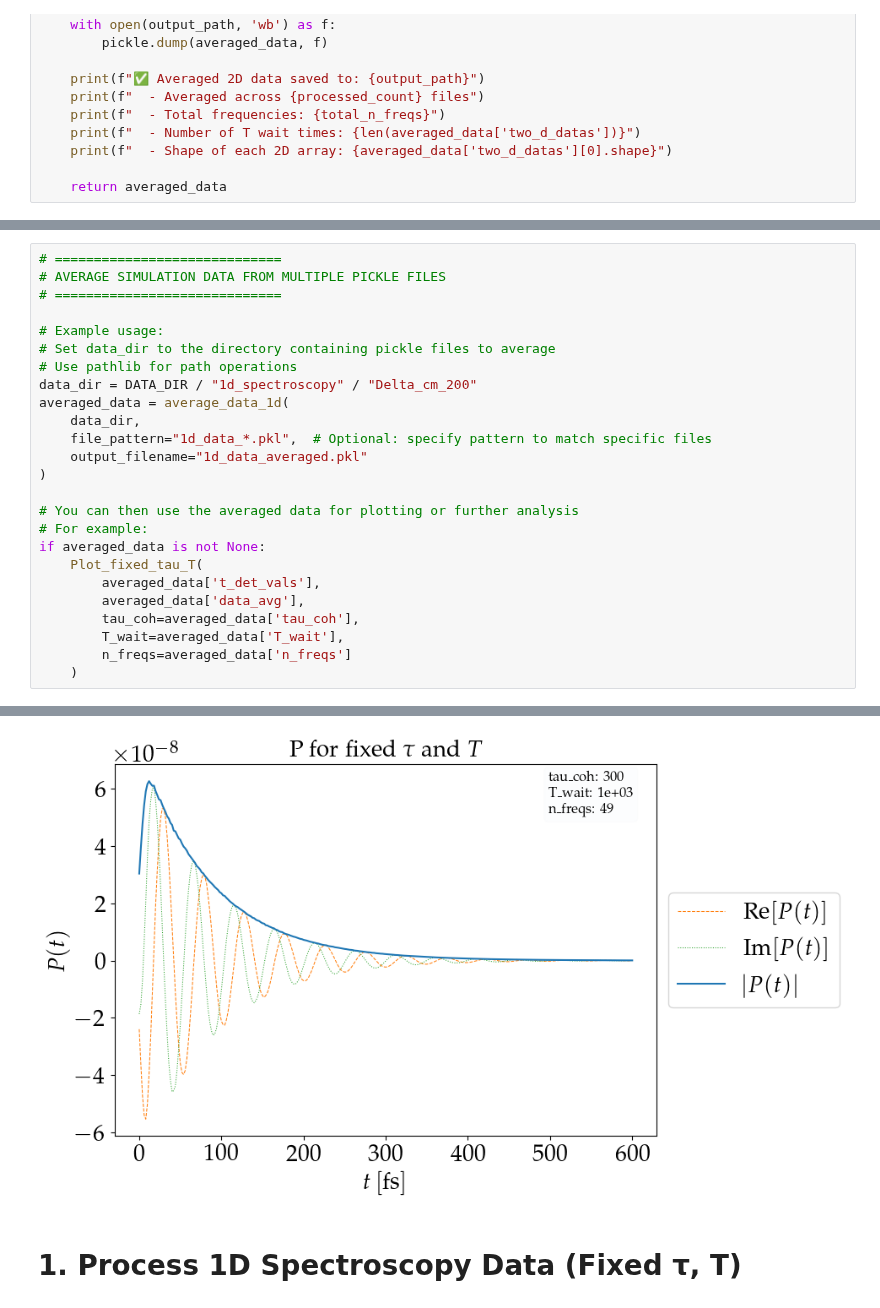
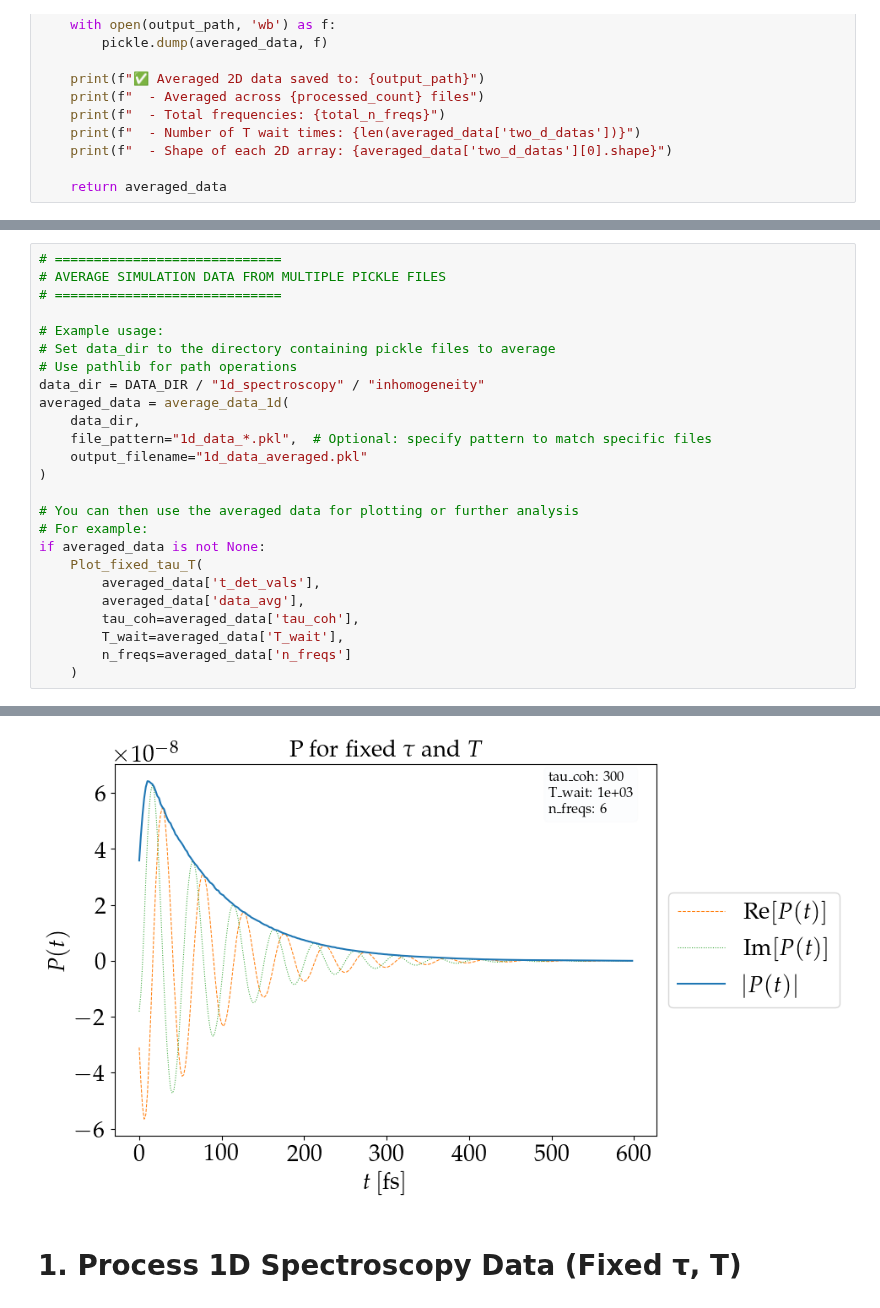
Before and after one commit to LBPhysics/2025_master_thesis_leopold_bodamer, a Jupyter notebook: code/python/notebooks/replicate_paper.ipynb, the cells around one changed output, grey strips where cells are left out. Cells and saved outputs as stored; diff of their text form.

```diff
--- a/code/python/notebooks/replicate_paper.ipynb
+++ b/code/python/notebooks/replicate_paper.ipynb
@@ -312,7 +294,7 @@ KeyboardInterrupt:
 # Example usage:
 # Set data_dir to the directory containing pickle files to average
 # Use pathlib for path operations
-data_dir = DATA_DIR / "1d_spectroscopy" / "Delta_cm_200"
+data_dir = DATA_DIR / "1d_spectroscopy" / "inhomogeneity"
 averaged_data = average_data_1d(
     data_dir,
     file_pattern="1d_data_*.pkl",  # Optional: specify pattern to match specific files
@@ -350,4 +332,4 @@ Loading data from: 1d_data_tmax_1900_dt_2.0_ph4_freq10_20250606_164058.pkl
-[figure, old version]
+[figure, new version]
 # %% [markdown]
 # 1. Process 1D Spectroscopy Data (Fixed τ, T)
 # %%
```
Also changed, not shown: parts of 4 cells of this notebook, 2 other files.
